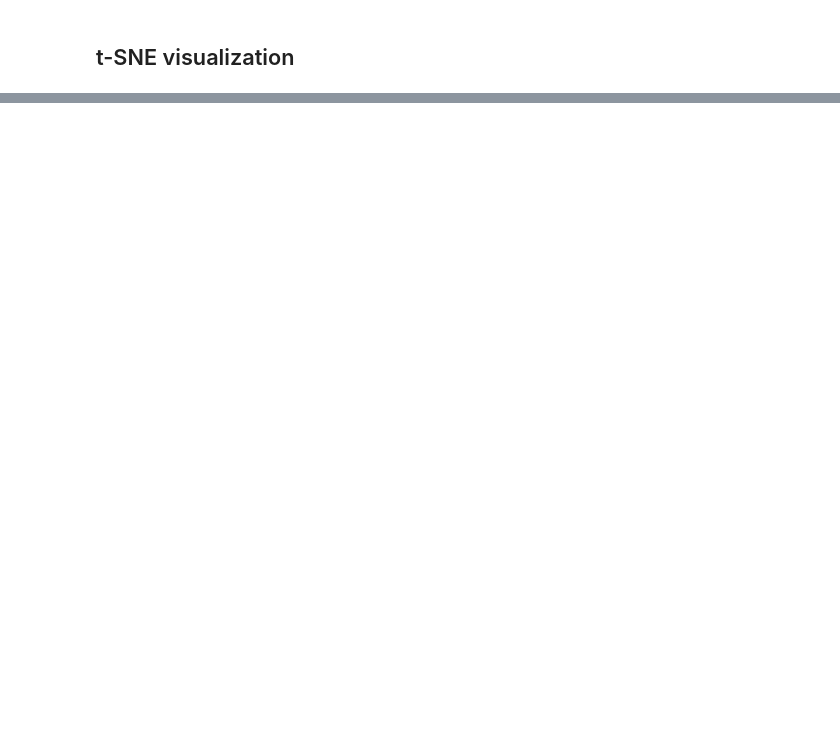
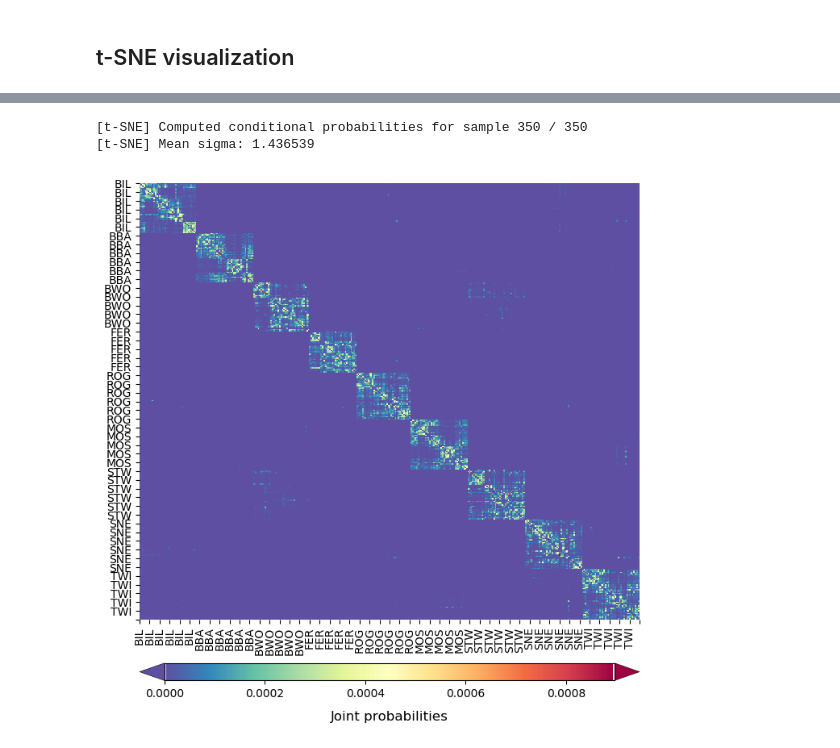
Before and after one commit to jyangfsu/geochemical-t-SNE, a Jupyter notebook: OsloTransect/OsloTransect.ipynb, the cells around one changed output, grey strips where cells are left out. Saved outputs shown, nothing was run; the diff lists cells and outputs as text; code cells hidden in the pictures; blank space fills up the shorter version.

```diff
--- a/OsloTransect/OsloTransect.ipynb
+++ b/OsloTransect/OsloTransect.ipynb
@@ -291,0 +457,41 @@ plt.show()
+# %%
+from scipy.spatial.distance import squareform
+from sklearn.manifold.t_sne import _joint_probabilities
+
+# Compute euclidean distance
+distances = pairwise_distances(rescaledX, metric='euclidean', squared=True)
+
+# Compute joint probabilities p_ij from distances
+P = np.float64(squareform(_joint_probabilities(distances=distances, desired_perplexity=20, verbose=True)))
+
+df_P = pd.DataFrame(data=P)
+df_P.set_index(Y_df['X.MAT'])
+plt.figure(figsize=(8, 8))
+sns.heatmap(df_P, cmap='Spectral_r', cbar=False)
+
+ax = plt.gca()
+ax.set_xticks(np.linspace(0, 350, 51))
+ax.set_yticks(np.linspace(0, 350, 51))
+ax.set_xticklabels(Y_df['X.MAT'][::7], rotation=90)
+ax.set_yticklabels(Y_df['X.MAT'][::7], rotation=0)
+
+# Colorbar settings
+ax_divider = make_axes_locatable(ax)
+# Define size and padding of axes for colorbar
+cax = ax_divider.append_axes('bottom', size = '4%', pad = '10%')
+# Make colorbar for heatmap.
+# Heatmap returns an axes obj but you need to get a mappable obj (get_children)
+cb1 = colorbar(ax.get_children()[0], cax = cax, orientation = 'horizontal',  extend="both")
+
+# Locate colorbar ticks
+# cb1 = plt.colorbar(cf1, extend="both")
+# cb1.ax.set_xticks([0, 10, 20, 30, 40, 50])
+# cb1.ax.set_xticklabels(labels=['0', '10', '20', '30', '40', '50'], fontsize=10)
+cb1.ax.set_xlabel('Joint probabilities', rotation=0, labelpad=10, fontsize=12)
+
+
+plt.show()
+# %% [output]
+[t-SNE] Computed conditional probabilities for sample 350 / 350
+[t-SNE] Mean sigma: 1.436539
+[figure, added]
```
Also changed, not shown: parts of 9 cells of this notebook, 1 other file.
